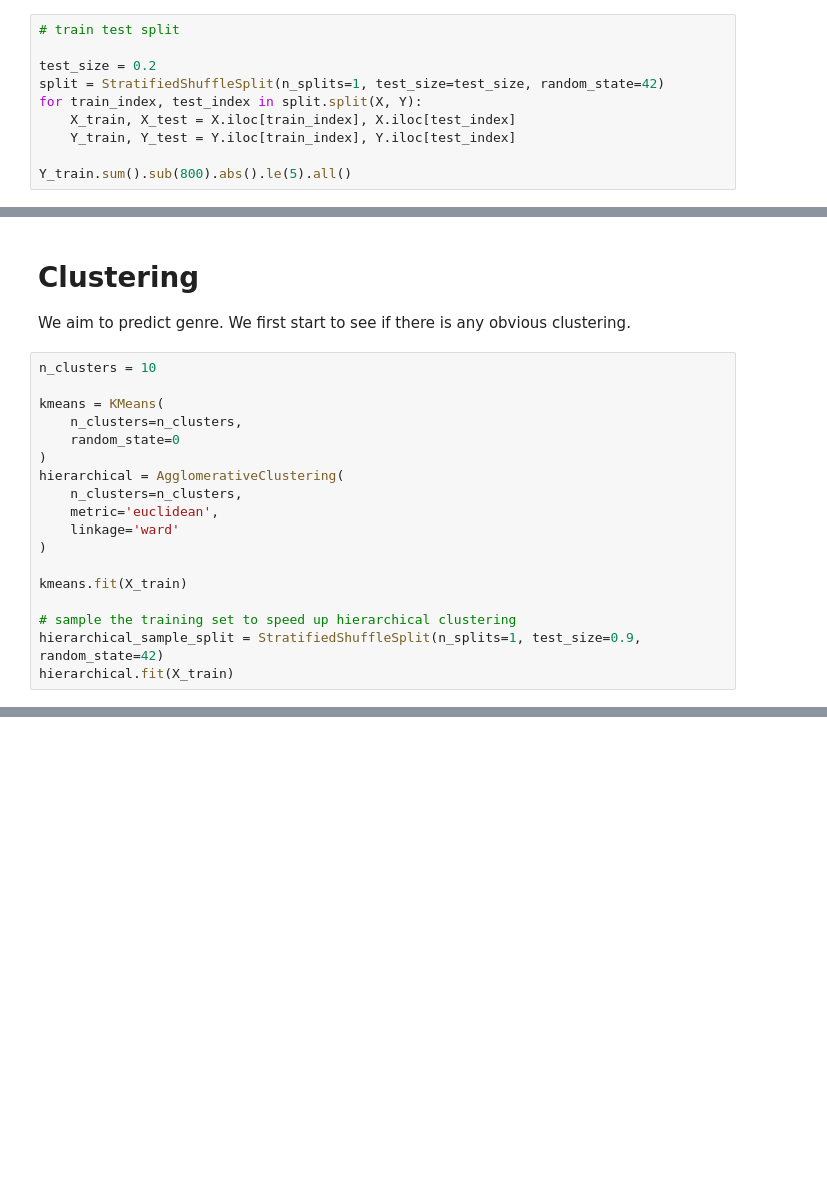
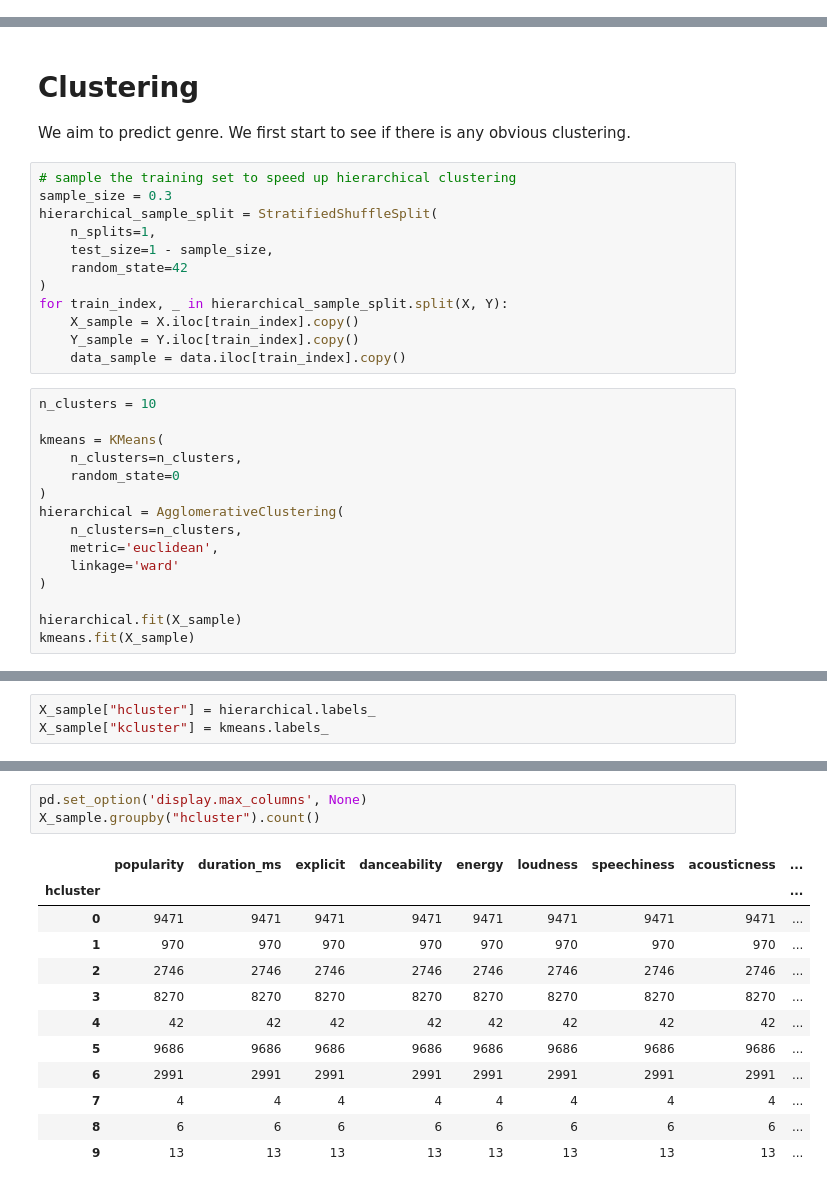
Before and after one commit to ketexon/csm148-spotiflies, a Jupyter notebook: final.ipynb, the cells around one changed output, grey strips where cells are left out. Cells and saved outputs as stored; diff of their text form; blank space fills up the shorter version.

```diff
--- a/final.ipynb
+++ b/final.ipynb
@@ -77,10 +80,0 @@ Y.head()
-# %%
-# train test split
-
-test_size = 0.2
-split = StratifiedShuffleSplit(n_splits=1, test_size=test_size, random_state=42)
-for train_index, test_index in split.split(X, Y):
-    X_train, X_test = X.iloc[train_index], X.iloc[test_index]
-    Y_train, Y_test = Y.iloc[train_index], Y.iloc[test_index]
-
-Y_train.sum().sub(800).abs().le(5).all()
@@ -90,6 +82,18 @@ np.True_
 # Clustering
 
 We aim to predict genre. We first start to see if there is any obvious clustering.
+# %%
+# sample the training set to speed up hierarchical clustering
+sample_size = 0.3
+hierarchical_sample_split = StratifiedShuffleSplit(
+    n_splits=1,
+    test_size=1 - sample_size,
+    random_state=42
+)
+for train_index, _ in hierarchical_sample_split.split(X, Y):
+    X_sample = X.iloc[train_index].copy()
+    Y_sample = Y.iloc[train_index].copy()
+    data_sample = data.iloc[train_index].copy()
 # %%
 n_clusters = 10
 
@@ -103,8 +107,5 @@ hierarchical = AgglomerativeClustering(
     linkage='ward'
 )
 
-kmeans.fit(X_train)
-
-# sample the training set to speed up hierarchical clustering
-hierarchical_sample_split = StratifiedShuffleSplit(n_splits=1, test_size=0.9, random_state=42)
-hierarchical.fit(X_train)
+hierarchical.fit(X_sample)
+kmeans.fit(X_sample)
@@ -110,0 +114,3 @@ hierarchical.fit(X_train)
+# %%
+X_sample["hcluster"] = hierarchical.labels_
+X_sample["kcluster"] = kmeans.labels_
@@ -110,0 +141,16 @@ hierarchical.fit(X_train)
+# %%
+pd.set_option('display.max_columns', None)
+X_sample.groupby("hcluster").count()
+# %% [output]
+|  | popularity | duration_ms | explicit | danceability | energy | loudness | speechiness | acousticness | ... |
+| hcluster |  |  |  |  |  |  |  |  | ... |
+| 0 | 9471 | 9471 | 9471 | 9471 | 9471 | 9471 | 9471 | 9471 | ... |
+| 1 | 970 | 970 | 970 | 970 | 970 | 970 | 970 | 970 | ... |
+| 2 | 2746 | 2746 | 2746 | 2746 | 2746 | 2746 | 2746 | 2746 | ... |
+| 3 | 8270 | 8270 | 8270 | 8270 | 8270 | 8270 | 8270 | 8270 | ... |
+| 4 | 42 | 42 | 42 | 42 | 42 | 42 | 42 | 42 | ... |
+| 5 | 9686 | 9686 | 9686 | 9686 | 9686 | 9686 | 9686 | 9686 | ... |
+| 6 | 2991 | 2991 | 2991 | 2991 | 2991 | 2991 | 2991 | 2991 | ... |
+| 7 | 4 | 4 | 4 | 4 | 4 | 4 | 4 | 4 | ... |
+| 8 | 6 | 6 | 6 | 6 | 6 | 6 | 6 | 6 | ... |
+| 9 | 13 | 13 | 13 | 13 | 13 | 13 | 13 | 13 | ... |
```
Also changed, not shown: parts of 9 cells of this notebook, 2 other files.
